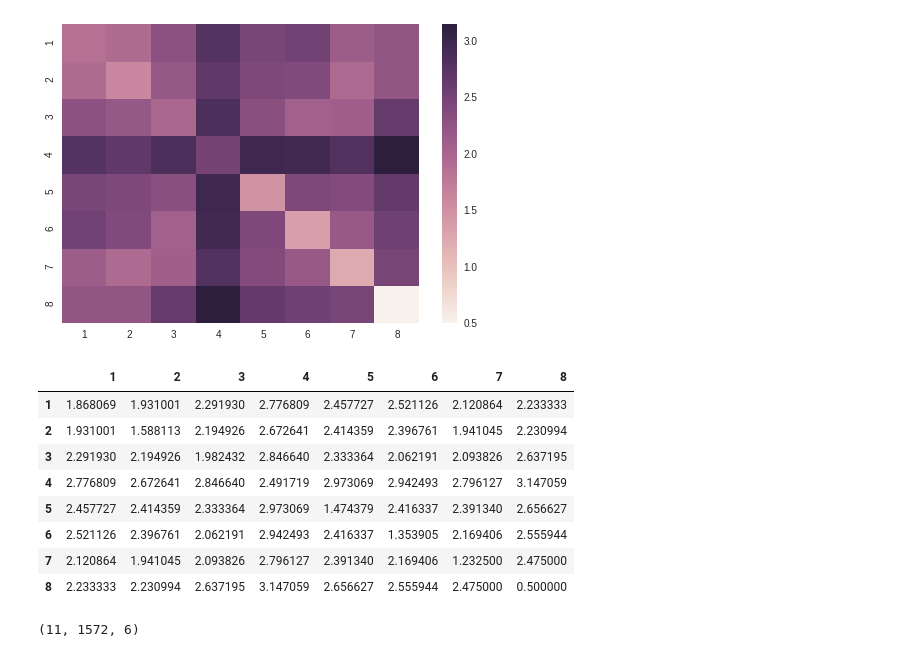
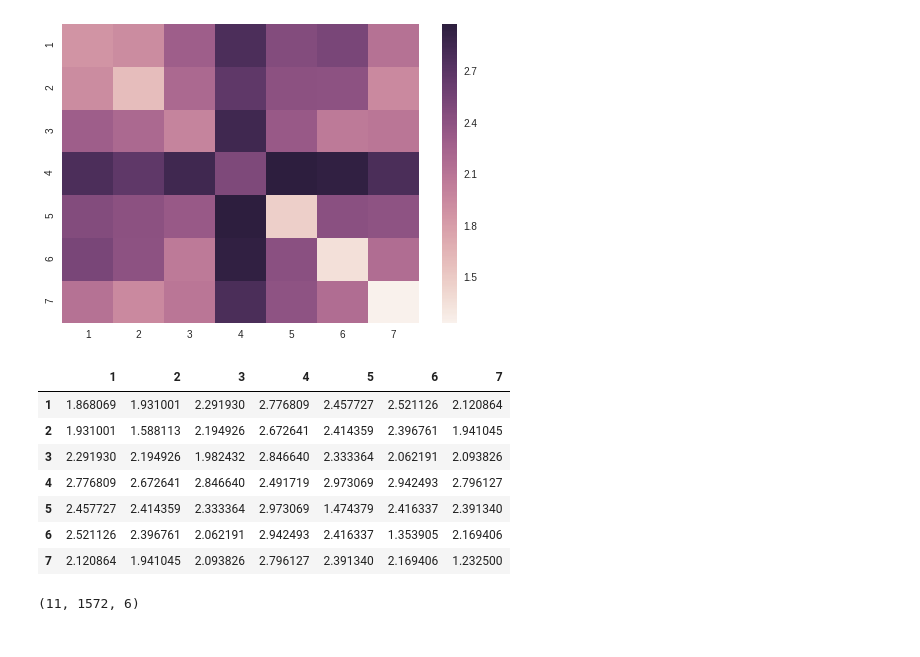
Before and after one commit to mcc-apsis/NETs-review, a Jupyter notebook: network/Cluster paths.ipynb, the cells around one changed output. Drawn from its saved outputs; the diff is of its cells as text; code cells hidden in the pictures.

```diff
--- a/network/Cluster paths.ipynb
+++ b/network/Cluster paths.ipynb
@@ -92,27 +98,26 @@ AttributeError: 'Graph' object has no attribute 'distances'
 # %%
-df2 = pd.DataFrame(cluster_distance(g2)).iloc[1:,1:]
+df2 = pd.DataFrame(cluster_distance(g2)).iloc[1:8,1:8]
 
 ax = sns.heatmap(df2)
 
 plt.savefig('../bib_data/1990-2017/cluster_distance',bbox_inches='tight', width=8,height=5)
 
 plt.show()
 
 
 df2.to_excel('../bib_data/1990-2017/cluster_distance.xlsx')
 
 df2.head(10)
 # %% [output]
-[figure, old version]
+[figure, new version]
-|  | 1 | 2 | 3 | 4 | 5 | 6 | 7 | 8 |
-| 1 | 1.868069 | 1.931001 | 2.291930 | 2.776809 | 2.457727 | 2.521126 | 2.120864 | 2.233333 |
-| 2 | 1.931001 | 1.588113 | 2.194926 | 2.672641 | 2.414359 | 2.396761 | 1.941045 | 2.230994 |
-| 3 | 2.291930 | 2.194926 | 1.982432 | 2.846640 | 2.333364 | 2.062191 | 2.093826 | 2.637195 |
-| 4 | 2.776809 | 2.672641 | 2.846640 | 2.491719 | 2.973069 | 2.942493 | 2.796127 | 3.147059 |
-| 5 | 2.457727 | 2.414359 | 2.333364 | 2.973069 | 1.474379 | 2.416337 | 2.391340 | 2.656627 |
-| 6 | 2.521126 | 2.396761 | 2.062191 | 2.942493 | 2.416337 | 1.353905 | 2.169406 | 2.555944 |
-| 7 | 2.120864 | 1.941045 | 2.093826 | 2.796127 | 2.391340 | 2.169406 | 1.232500 | 2.475000 |
-| 8 | 2.233333 | 2.230994 | 2.637195 | 3.147059 | 2.656627 | 2.555944 | 2.475000 | 0.500000 |
+|  | 1 | 2 | 3 | 4 | 5 | 6 | 7 |
+| 1 | 1.868069 | 1.931001 | 2.291930 | 2.776809 | 2.457727 | 2.521126 | 2.120864 |
+| 2 | 1.931001 | 1.588113 | 2.194926 | 2.672641 | 2.414359 | 2.396761 | 1.941045 |
+| 3 | 2.291930 | 2.194926 | 1.982432 | 2.846640 | 2.333364 | 2.062191 | 2.093826 |
+| 4 | 2.776809 | 2.672641 | 2.846640 | 2.491719 | 2.973069 | 2.942493 | 2.796127 |
+| 5 | 2.457727 | 2.414359 | 2.333364 | 2.973069 | 1.474379 | 2.416337 | 2.391340 |
+| 6 | 2.521126 | 2.396761 | 2.062191 | 2.942493 | 2.416337 | 1.353905 | 2.169406 |
+| 7 | 2.120864 | 1.941045 | 2.093826 | 2.796127 | 2.391340 | 2.169406 | 1.232500 |
 # %%
 c1 = pd.DataFrame(cluster_centrality(g1))
 
```
Also changed, not shown: parts of 1 cell of this notebook, 7 other files.
